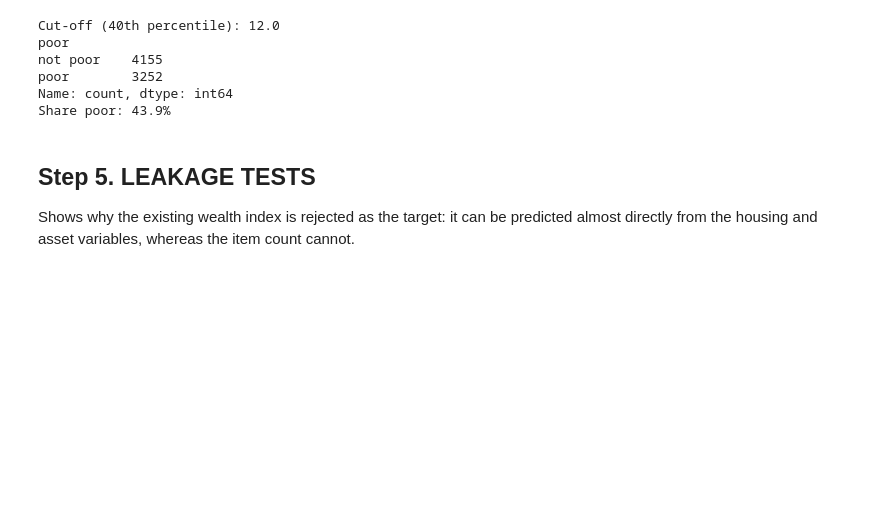
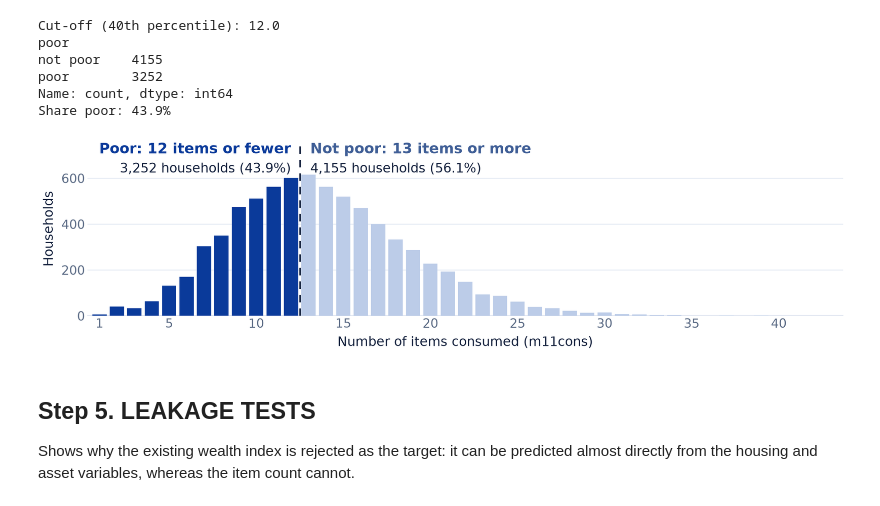
Before and after one commit to LilyJorelle/pmt-Burundi, a Jupyter notebook: notebooks/01_explore_data.ipynb, the cells around one changed output. Saved outputs shown, nothing was run; the diff lists cells and outputs as text; code cells hidden in the pictures; blank space fills up the shorter version.

Commit message:
Add charts and urban/rural check to notebooks, add slides PDF

```diff
--- a/notebooks/01_explore_data.ipynb
+++ b/notebooks/01_explore_data.ipynb
@@ -420,6 +420,64 @@ not poor    4155
 poor        3252
 Name: count, dtype: int64
 Share poor: 43.9%
+# %%
+# Part X: Histogram of m11cons with the poverty line (same chart as on the slide)
+import matplotlib.pyplot as plt
+
+# Strathmore-style colors used on the slides
+NAVY, LIGHT = "#0A3A9A", "#BCCCE8"
+INK, MUTED, GRID = "#14213D", "#5B6B85", "#E3E9F4"
+
+# CHANGE THIS LINE: the column of m11cons for the 7,407 completed households.
+# Use the same dataframe name you used when you built the poor label.
+m11 = df_kept["m11cons"]
+
+# Count households per value of m11cons (1 to 43), filling gaps with 0
+counts = m11.value_counts().reindex(range(1, 44), fill_value=0)
+total = int(counts.sum())
+poor = int(counts.loc[:12].sum())
+
+# Safety checks: these must match the numbers on the slide
+assert total == 7407 and poor == 3252
+
+fig, ax = plt.subplots(figsize=(16.64, 4.55), dpi=150)
+
+# Dark bars = poor (12 or fewer), light bars = not poor
+colors = [NAVY if x <= 12 else LIGHT for x in counts.index]
+ax.bar(counts.index, counts.values, width=0.82, color=colors, zorder=3)
+
+# Dashed line between 12 and 13
+ax.axvline(12.5, color=INK, lw=2.2, ls=(0, (5, 4)), zorder=4)
+
+ax.set_xlim(0.3, 43.7)
+ax.set_ylim(0, 760)
+ax.set_xticks([1, 5, 10, 15, 20, 25, 30, 35, 40])
+ax.set_yticks([0, 200, 400, 600])
+ax.tick_params(axis="both", labelsize=18, colors=MUTED, length=0)
+ax.grid(axis="y", color=GRID, lw=1.2, zorder=0)
+for s in ("top", "right", "left"):
+    ax.spines[s].set_visible(False)
+ax.spines["bottom"].set_color("#C9D3E6")
+ax.set_xlabel("Number of items consumed (m11cons)", fontsize=19, color=INK, labelpad=8)
+ax.set_ylabel("Households", fontsize=19, color=INK, labelpad=8)
+
+# Labels above each side of the line
+ax.text(12.0, 725, "Poor: 12 items or fewer", ha="right", va="center",
+        fontsize=21, fontweight="bold", color=NAVY)
+ax.text(12.0, 640, f"{poor:,} households ({100*poor/total:.1f}%)", ha="right", va="center",
+        fontsize=19, color=INK)
+ax.text(13.1, 725, "Not poor: 13 items or more", ha="left", va="center",
+        fontsize=21, fontweight="bold", color="#3F5E96")
+ax.text(13.1, 640, f"{total-poor:,} households ({100*(total-poor)/total:.1f}%)", ha="left", va="center",
+        fontsize=19, color=INK)
+
+fig.subplots_adjust(left=0.065, right=0.99, top=0.98, bottom=0.2)
+
+# Save a copy for the repo, then show it
+fig.savefig("../docs/figures/m11cons_histogram.png", facecolor="white")
+plt.show()
+# %% [output]
+[figure, added]
 # %% [markdown]
 ## Step 5. LEAKAGE TESTS
 Shows why the existing wealth index is rejected as the target: it can be predicted almost directly from the housing and asset variables, whereas the item count cannot.
```
Also changed, not shown: parts of 2 cells of this notebook, 3 other files.
